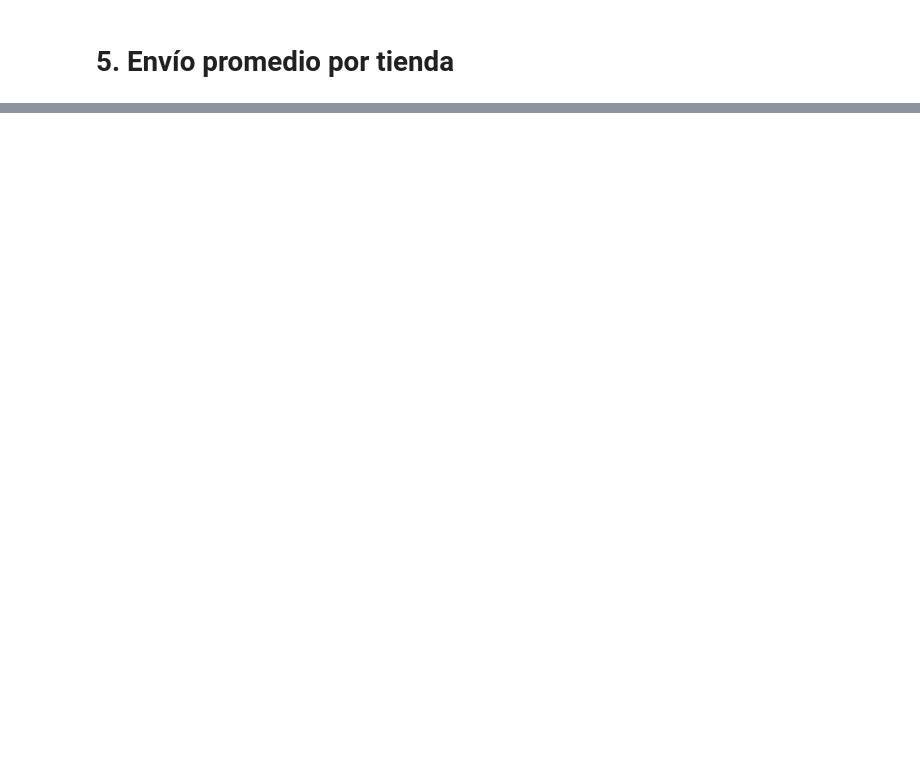
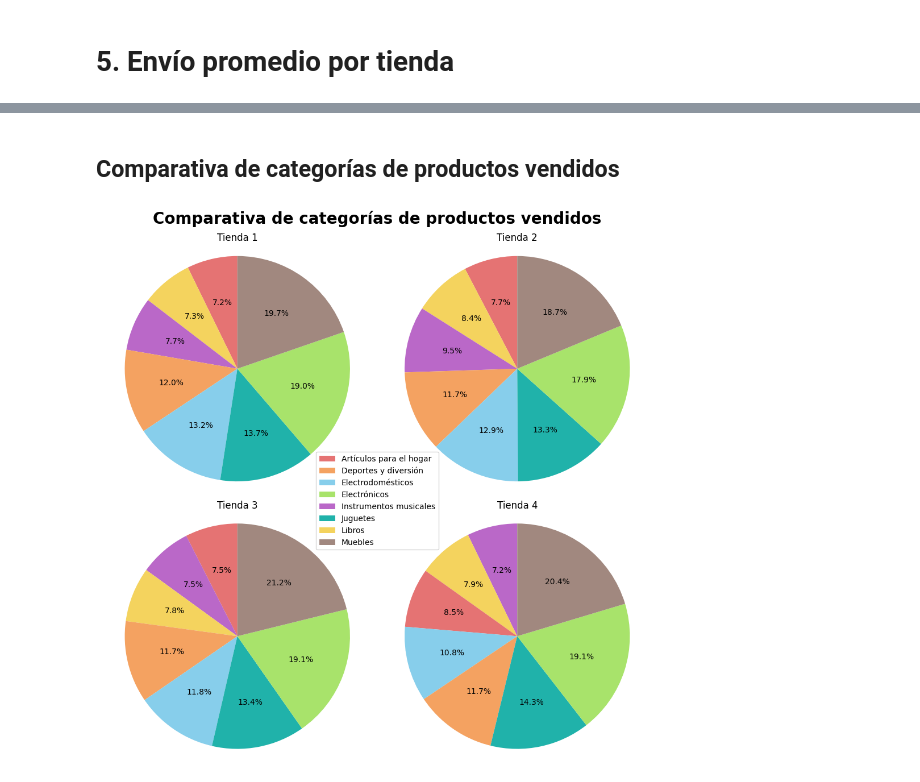
Before and after one commit to mmitxel/alura-challenge-store, a Jupyter notebook: alura_challenge_store.ipynb, the cells around one changed output, grey strips where cells are left out. Cells and saved outputs as stored; diff of their text form; code cells hidden in the pictures; blank space fills up the shorter version.

```diff
--- a/alura_challenge_store.ipynb
+++ b/alura_challenge_store.ipynb
@@ -35,0 +322,56 @@ tienda.head()
+# %% [markdown]
+## Comparativa de categorías de productos vendidos
+# %%
+import matplotlib.pyplot as plt
+from matplotlib.patches import Patch # Rectángulos de color en categrías
+
+series_por_tienda = resultados["Categorías de Productos"]
+categorias = list(series_por_tienda.iloc[0].index)
+
+palette_soft_harmony = [
+    "#E57373",  # soft brick red
+    "#F4A261",  # muted orange, earthy and warm (like terracotta)
+    "skyblue",  # clear sky blue
+    "#A8E36B",
+    "#BA68C8",  # soft purple
+    "lightseagreen",  # teal
+    "#F4D35E",  # mellow yellow (natural, not bright neon)
+    "#A1887F"   # taupe brown / neutral
+]
+
+color_map = {cat: palette_soft_harmony[i] for i, cat in enumerate(categorias)}
+
+fig, axs = plt.subplots(2, 2, figsize=(10, 10))
+axs = axs.flatten()
+
+for i, tienda in enumerate(series_por_tienda.index):
+    s = series_por_tienda[tienda].sort_values()
+
+    axs[i].pie(
+        s.values,
+        labels=None,
+        autopct='%1.1f%%',
+        startangle=90,
+        colors=[color_map[c] for c in s.index]
+    )
+
+    axs[i].set_title(tienda)
+    axs[i].axis('equal')
+
+
+categorias = series_por_tienda.iloc[0].index
+handles = [Patch(facecolor=color_map[c], edgecolor='none') for c in categorias]
+
+fig.legend(
+    handles,
+    categorias,
+    loc='center',
+    ncol=1,
+    bbox_to_anchor=(0.5, 0.47)
+)
+
+plt.suptitle('Comparativa de categorías de productos vendidos', fontsize=20, weight='demi')
+plt.tight_layout()
+plt.show()
+# %% [output]
+[figure, added]
```
Also changed, not shown: parts of 32 cells of this notebook.
